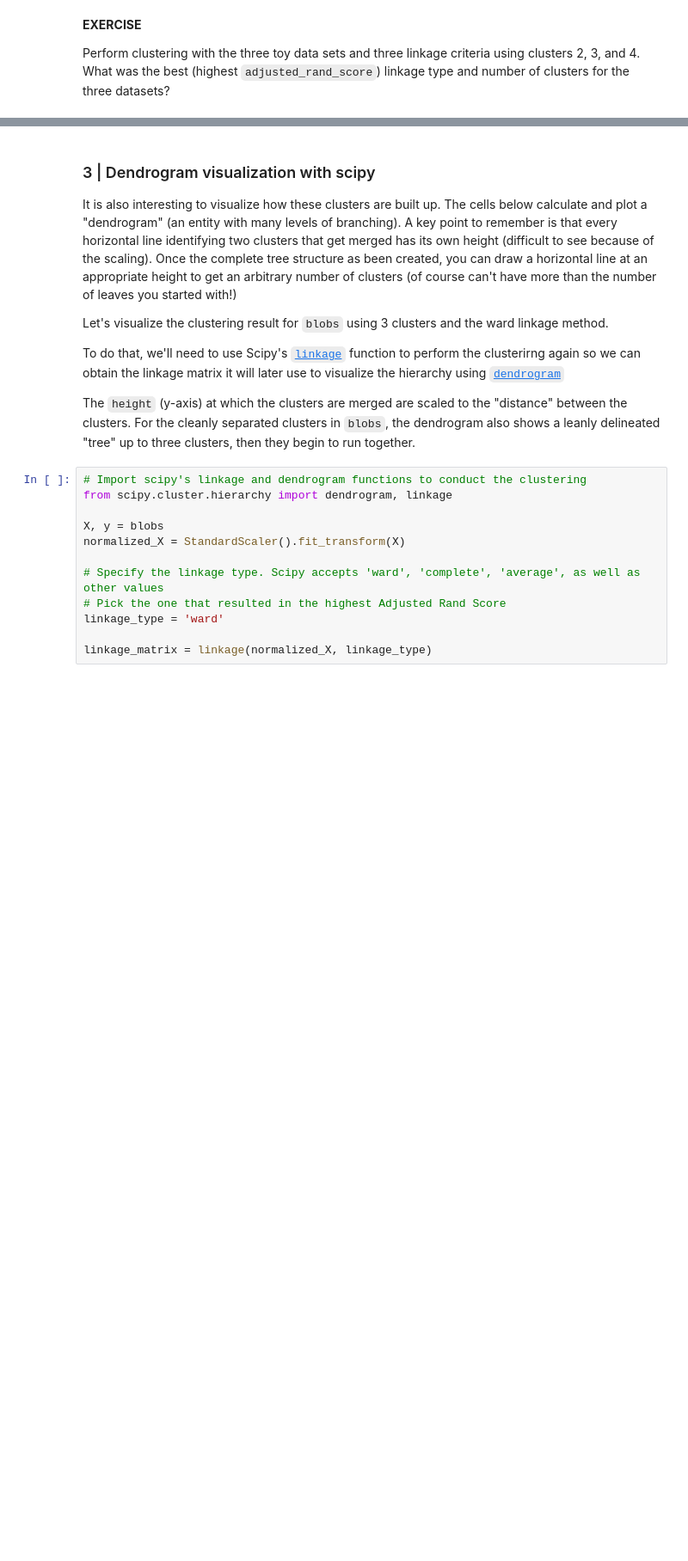
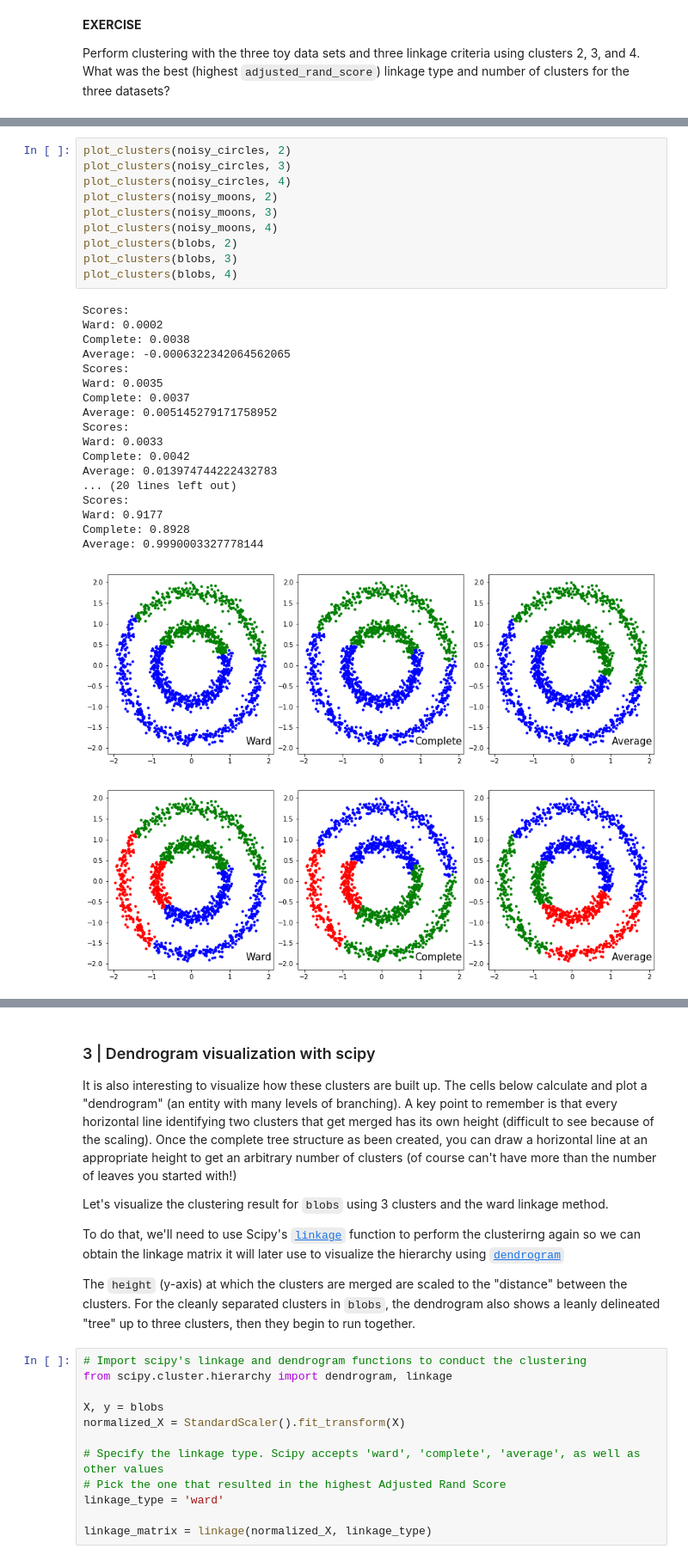
Before and after one commit to lvibb/sandbox, a Jupyter notebook: mlnd/07a Clustering - HAC, DBSCAN and GMM.ipynb, the cells around one changed output, grey strips where cells are left out. Shown at 86% size. Drawn from its saved outputs; the diff is of its cells as text; blank space fills up the shorter version.

```diff
--- a/mlnd/07a Clustering - HAC, DBSCAN and GMM.ipynb
+++ b/mlnd/07a Clustering - HAC, DBSCAN and GMM.ipynb
@@ -172,0 +177,30 @@ Average: 1.0
+# %%
+plot_clusters(noisy_circles, 2)
+plot_clusters(noisy_circles, 3)
+plot_clusters(noisy_circles, 4)
+plot_clusters(noisy_moons, 2)
+plot_clusters(noisy_moons, 3)
+plot_clusters(noisy_moons, 4)
+plot_clusters(blobs, 2)
+plot_clusters(blobs, 3)
+plot_clusters(blobs, 4)
+# %% [output]
+Scores:
+Ward: 0.0002
+Complete: 0.0038
+Average: -0.0006322342064562065
+Scores:
+Ward: 0.0035
+Complete: 0.0037
+Average: 0.005145279171758952
+Scores:
+Ward: 0.0033
+Complete: 0.0042
+Average: 0.013974744222432783
+... (20 lines left out)
+Scores:
+Ward: 0.9177
+Complete: 0.8928
+Average: 0.9990003327778144
+[figure, added]
+[figure, added]
```
Also changed, not shown: parts of 8 cells of this notebook, 2 other files.
